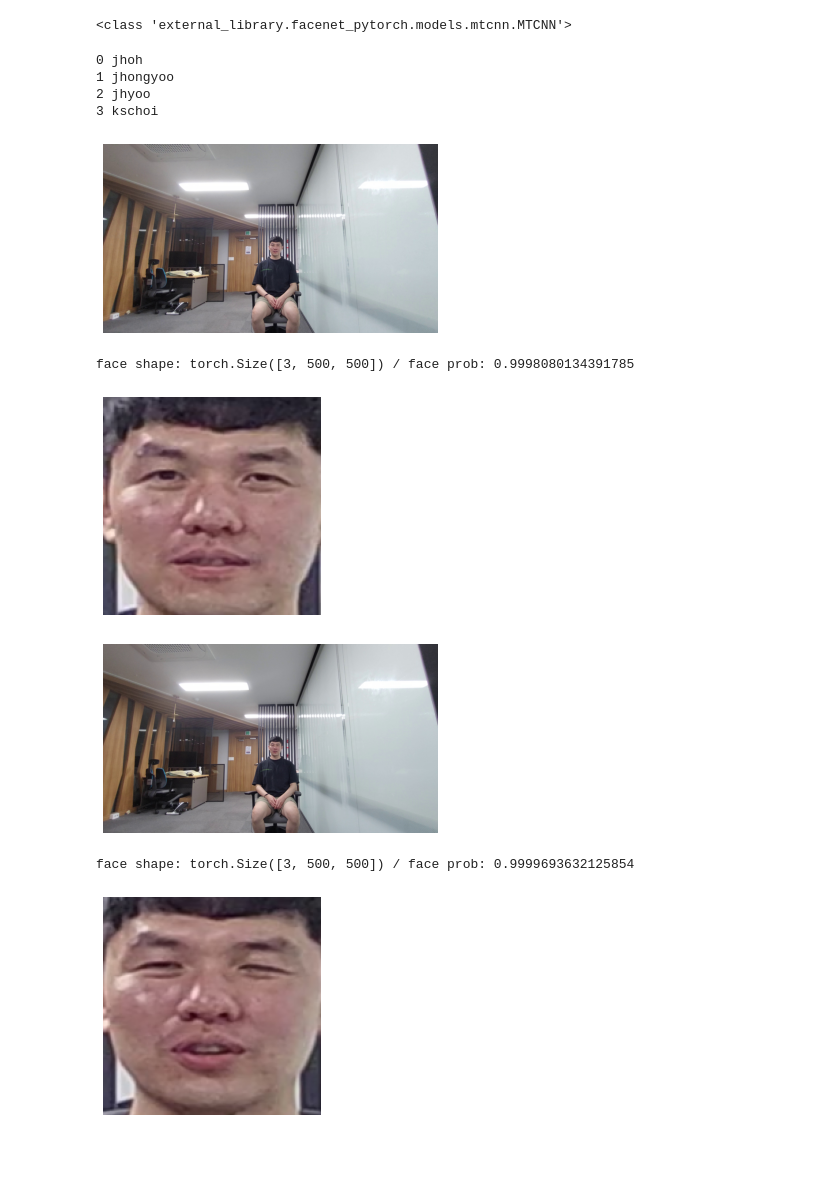
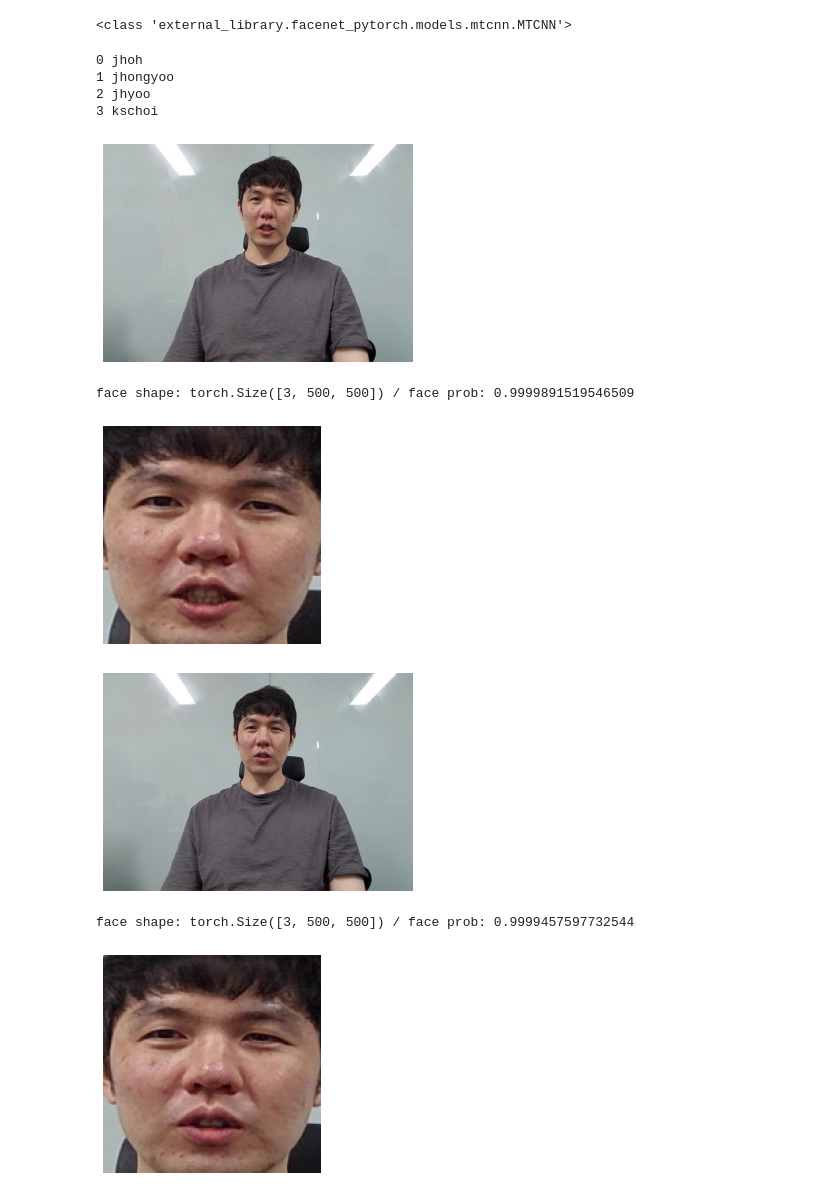
Before and after one commit to ksuchoi216/FaceID-model, a Jupyter notebook: data_preparation.ipynb, the cells around one changed output. Drawn from its saved outputs; the diff is of its cells as text; code cells hidden in the pictures; blank space fills up the shorter version.

Commit message:
updated data

```diff
--- a/data_preparation.ipynb
+++ b/data_preparation.ipynb
@@ -47,21 +54,23 @@ config file: {'data_source': './data/', 'folder_to_save': './data/photos_2m/', '
 # %%
 import cv2
 
-cfg = load_config()
+cfg = cfgm.load_cfg()
+
 data_source = cfg['data_source']
-folder_to_save = cfg['folder_to_save']
+folder_for_saved_videos = cfg['folder_for_saved_videos']
+folder_to_save_photos = cfg['folder_to_save_photos']
 frame_count_limit = cfg['frame_count_limit']
 frame_interval_for_sampling = cfg['frame_interval_for_sampling']
 
-if not os.path.exists(folder_to_save):
-  os.makedirs(folder_to_save)
+if not os.path.exists(folder_to_save_photos):
+  os.makedirs(folder_to_save_photos)
 
 user_names = cfg['user_names']
 video_names = cfg['video_names']
 
 for user_name, video_name in zip(user_names, video_names):
-  path_for_video = data_source + 'video/'+video_name + '.mp4'
-  path_for_username_folder = folder_to_save + user_name+'/'
+  path_for_video = folder_for_saved_videos + video_name + '.mp4'
+  path_for_username_folder = folder_to_save_photos + user_name+'/'
   print(f'{path_for_video} with {path_for_username_folder}')
 
   if not os.path.exists(path_for_username_folder):
@@ -69,6 +78,9 @@ for user_name, video_name in zip(user_names, video_names):
 
   vc = cv2.VideoCapture(path_for_video)
   success, frame = vc.read()
+
+  if not success:
+    print("capturing frames failed")
 
   count = 0
   frame_count = 0
@@ -78,7 +90,7 @@ for user_name, video_name in zip(user_names, video_names):
     if frame is not None:
       h, w, ch = frame.shape
 
-      frame = frame[int(h*(1/4)):int(h*(3/4)), int(w*(2/5)): int(w*(3/5))]
+      frame = frame[int(h*(3/8)):int(h*(8/8)), int(w*(2/8)): int(w*(6/8))]
 
       if frame_count == frame_count_limit:
         break
@@ -135,42 +148,44 @@ mtcnn_show = MTCNN(select_largest=False, post_process=False)
 resnet = InceptionResnetV1(pretrained='vggface2').eval()
 
 
-dataset = datasets.ImageFolder(folder_to_save) # photos folder path
+dataset = datasets.ImageFolder(folder_to_save_photos) # photos folder path
 idx_to_class = {i:c for c,i in dataset.class_to_idx.items()} # accessing names of peoples from folder names
 
 for i,c in idx_to_class.items():
     print(i,c)
 
 def collate_fn(x):
     return x[0]
 
 loader = DataLoader(dataset, collate_fn=collate_fn)
 
+
+#print example faces
 for i, (img, idx) in enumerate(loader):
     if i < 2:
         face, prob = mtcnn(img, return_prob=True)
         plt.imshow(img)
         plt.axis('off')
         plt.show()
         print(f'face shape: {face.shape} / face prob: {prob}')
 
         face_test = mtcnn_show(img)
         plt.imshow(face_test.permute(1,2,0).int().numpy())
         plt.axis('off')
         plt.show()
     else:
         break
 # %% [output]
 0 jhoh
 1 jhongyoo
 2 jhyoo
 3 kschoi
-[figure, old version]
+[figure, new version]
-face shape: torch.Size([3, 500, 500]) / face prob: 0.9998080134391785
+face shape: torch.Size([3, 500, 500]) / face prob: 0.9999891519546509
-[figure, old version]
+[figure, new version]
-[figure, old version]
+[figure, new version]
-face shape: torch.Size([3, 500, 500]) / face prob: 0.9999693632125854
+face shape: torch.Size([3, 500, 500]) / face prob: 0.9999457597732544
-[figure, old version]
+[figure, new version]
 # %%
 from datasets import DataPreparation
 
```
Also changed, not shown: parts of 6 cells of this notebook, 8 other files.
